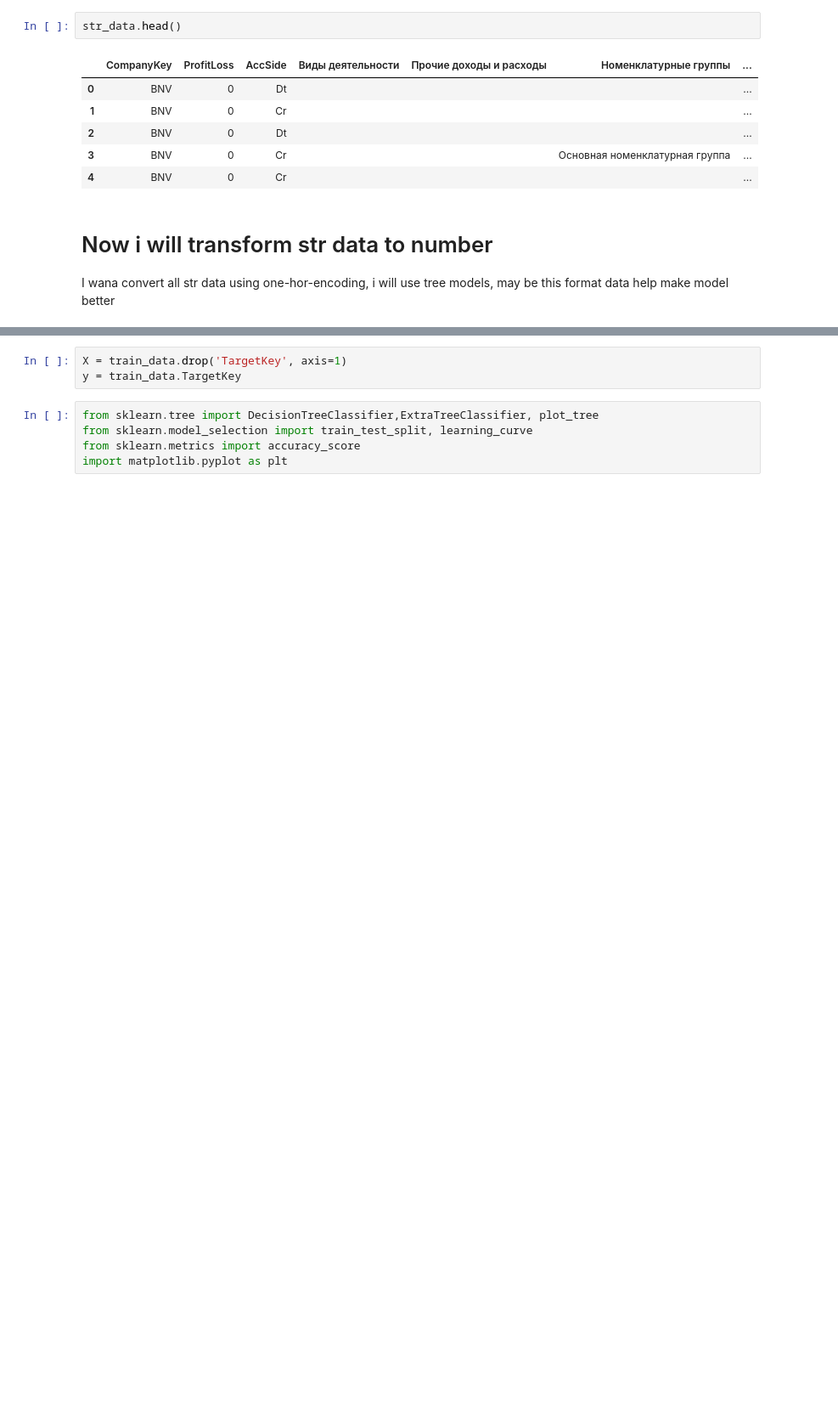
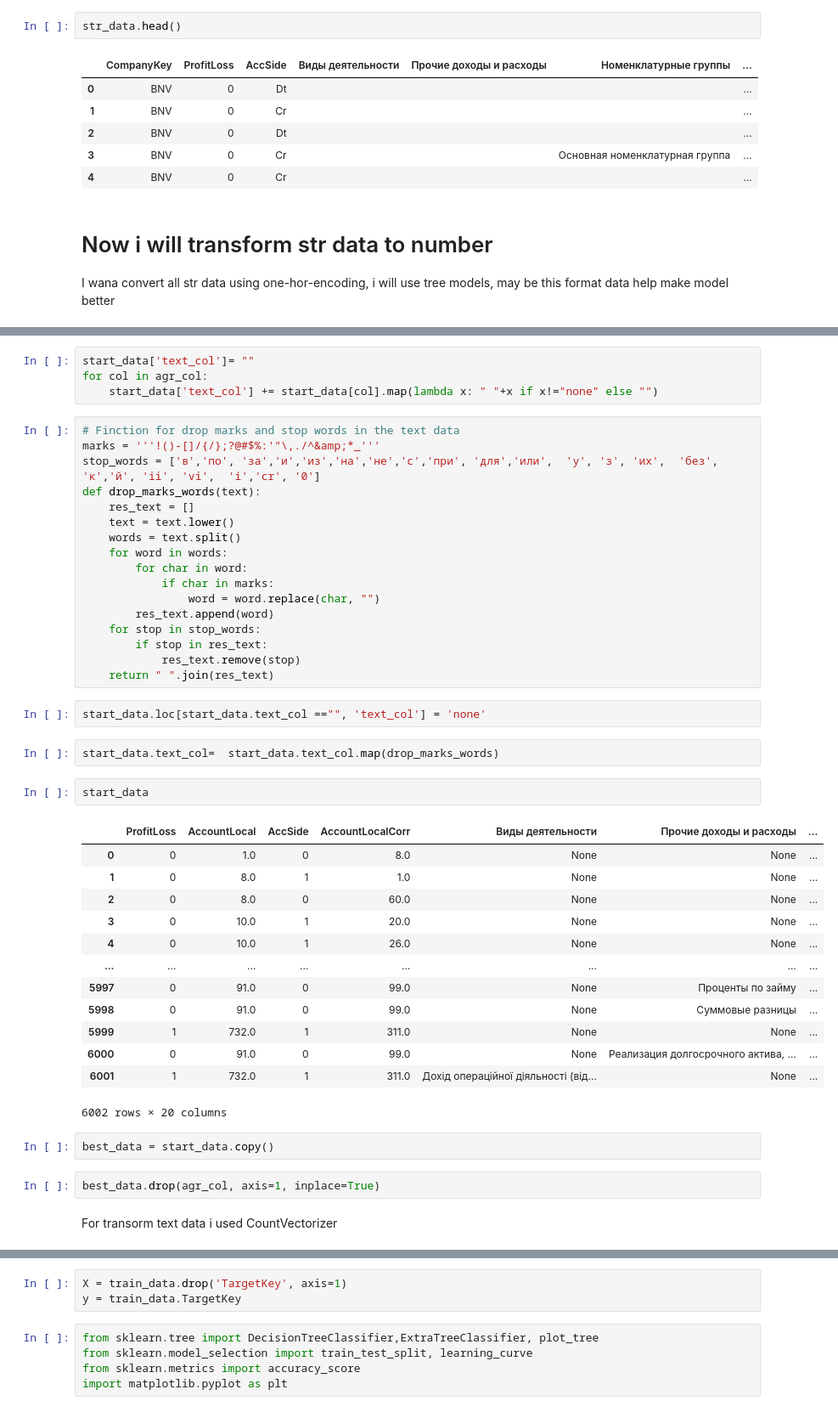
Before and after one commit to VladimirKrutko/SQL-ml, a Jupyter notebook: model.ipynb, the cells around one changed output, grey strips where cells are left out. Shown at 85% size. Saved outputs shown, nothing was run; the diff lists cells and outputs as text; blank space fills up the shorter version.

```diff
--- a/model.ipynb
+++ b/model.ipynb
@@ -176,0 +96,47 @@ See the caveats in the documentation: https://pandas.pydata.org/pandas-docs/stab
+# %%
+start_data['text_col']= ""
+for col in agr_col:
+    start_data['text_col'] += start_data[col].map(lambda x: " "+x if x!="none" else "")
+# %%
+# Finction for drop marks and stop words in the text data
+marks = '''!()-[]/{/};?@#$%:'"\,./^&amp;*_'''
+stop_words = ['в','по', 'за','и','из','на','не','с','при', 'для','или',  'у', 'з', 'их',  'без', 'к','й', 'ii', 'vi',  'і','cr', '0']
+def drop_marks_words(text):
+    res_text = []
+    text = text.lower()
+    words = text.split()
+    for word in words:
+        for char in word:
+            if char in marks:
+                word = word.replace(char, "")
+        res_text.append(word)
+    for stop in stop_words:
+        if stop in res_text:
+            res_text.remove(stop)
+    return " ".join(res_text)
+# %%
+start_data.loc[start_data.text_col =="", 'text_col'] = 'none'
+# %%
+start_data.text_col=  start_data.text_col.map(drop_marks_words)
+# %%
+start_data
+# %% [output]
+|  | ProfitLoss | AccountLocal | AccSide | AccountLocalCorr | Виды деятельности | Прочие доходы и расходы | ... |
+| 0 | 0 | 1.0 | 0 | 8.0 | None | None | ... |
+| 1 | 0 | 8.0 | 1 | 1.0 | None | None | ... |
+| 2 | 0 | 8.0 | 0 | 60.0 | None | None | ... |
+| 3 | 0 | 10.0 | 1 | 20.0 | None | None | ... |
+| 4 | 0 | 10.0 | 1 | 26.0 | None | None | ... |
+| ... | ... | ... | ... | ... | ... | ... | ... |
+| 5997 | 0 | 91.0 | 0 | 99.0 | None | Проценты по займу | ... |
+| 5998 | 0 | 91.0 | 0 | 99.0 | None | Суммовые разницы | ... |
+| 5999 | 1 | 732.0 | 1 | 311.0 | None | None | ... |
+| 6000 | 0 | 91.0 | 0 | 99.0 | None | Реализация долгосрочного актива, ... | ... |
+| 6001 | 1 | 732.0 | 1 | 311.0 | Дохід операційної діяльності (від... | None | ... |
+6002 rows × 20 columns
+# %%
+best_data = start_data.copy()
+# %%
+best_data.drop(agr_col, axis=1, inplace=True)
+# %% [markdown]
+For transorm text data i used CountVectorizer
```
Also changed, not shown: parts of 102 cells of this notebook.
